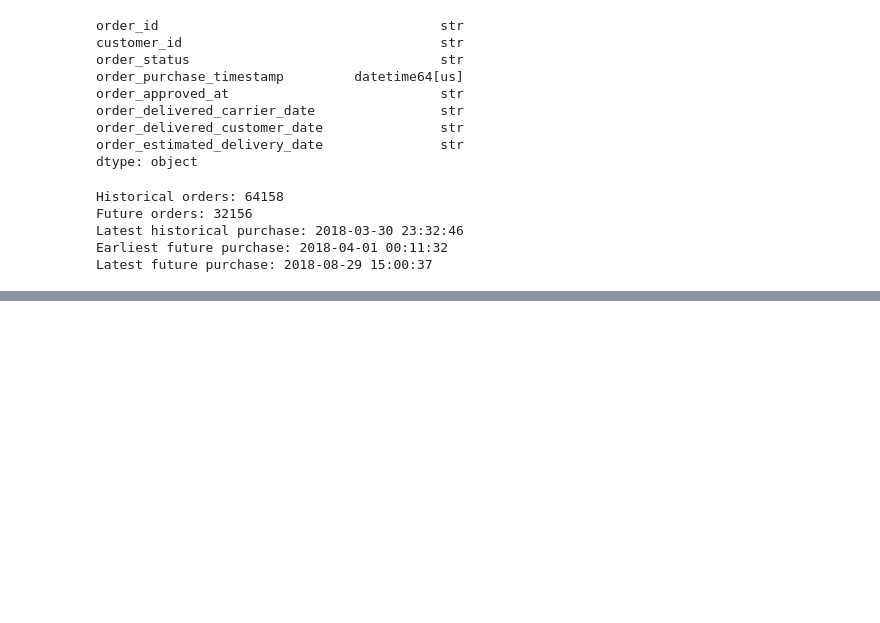
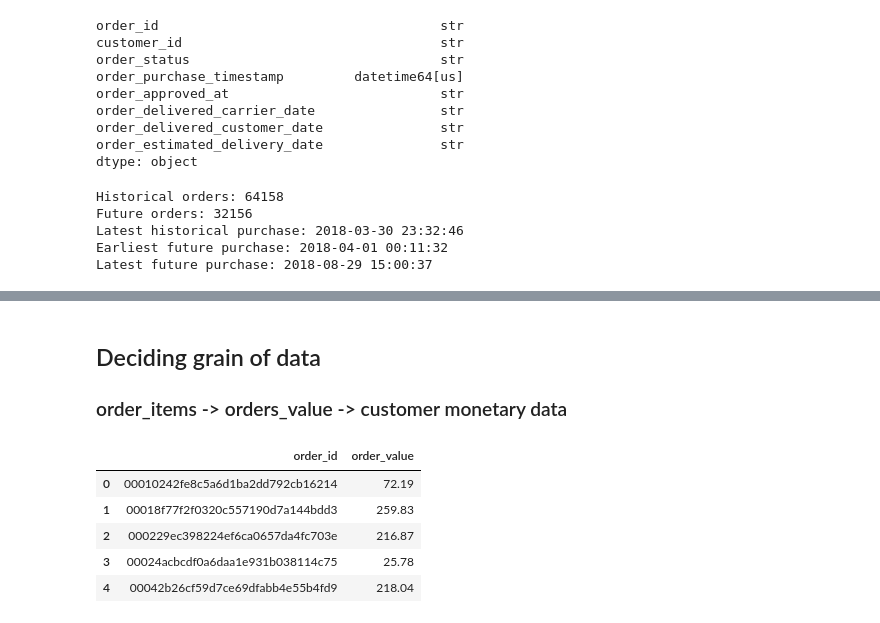
Before and after one commit to ReinSoup/OLIST-Customer-Purchase-Analytics, a Jupyter notebook: notebooks/01_Customer_Data_Preparation.ipynb, the cells around one changed output, grey strips where cells are left out. Saved outputs shown, nothing was run; the diff lists cells and outputs as text; code cells hidden in the pictures; blank space fills up the shorter version.

```diff
--- a/notebooks/01_Customer_Data_Preparation.ipynb
+++ b/notebooks/01_Customer_Data_Preparation.ipynb
@@ -592,0 +631,19 @@ Latest future purchase: 2018-08-29 15:00:37
+# %% [markdown]
+## Deciding grain of data
+
+### order_items -> orders_value -> customer monetary data
+# %%
+#order items table
+
+order_items["order_value"] = (order_items["price"] + order_items["freight_value"])
+
+order_values = ( order_items.groupby("order_id", as_index = False)["order_value"].sum())
+
+order_values.head()
+# %% [output]
+|  | order_id | order_value |
+| 0 | 00010242fe8c5a6d1ba2dd792cb16214 | 72.19 |
+| 1 | 00018f77f2f0320c557190d7a144bdd3 | 259.83 |
+| 2 | 000229ec398224ef6ca0657da4fc703e | 216.87 |
+| 3 | 00024acbcdf0a6daa1e931b038114c75 | 25.78 |
+| 4 | 00042b26cf59d7ce69dfabb4e55b4fd9 | 218.04 |
```
Also changed, not shown: parts of 12 cells of this notebook, 1 other file.
